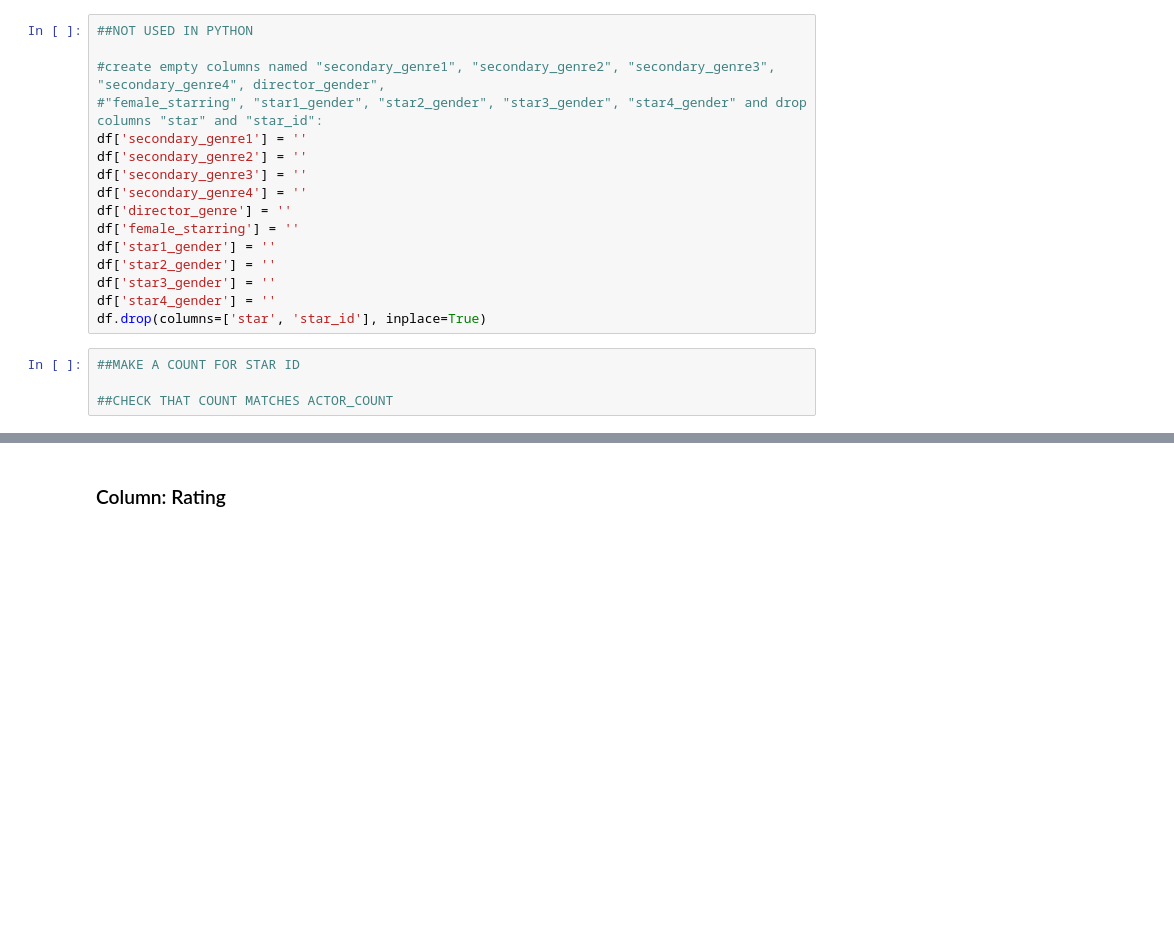
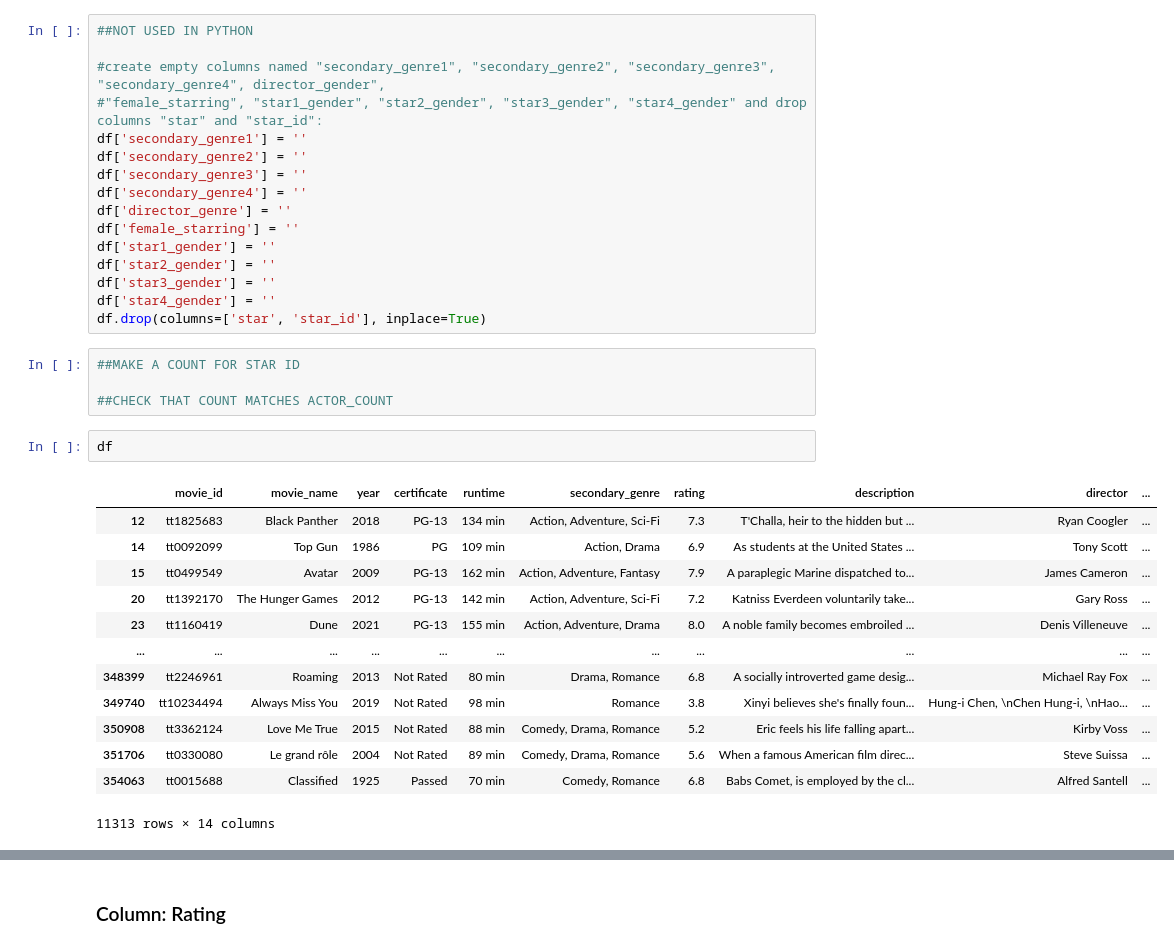
Before and after one commit to math19ab/BDP_BI, a Jupyter notebook: BDP_BI.ipynb, the cells around one changed output, grey strips where cells are left out. Saved outputs shown, nothing was run; the diff lists cells and outputs as text; blank space fills up the shorter version.

```diff
--- a/BDP_BI.ipynb
+++ b/BDP_BI.ipynb
@@ -589,6 +573,22 @@ df.drop(columns=['star', 'star_id'], inplace=True)
 ##MAKE A COUNT FOR STAR ID
 
 ##CHECK THAT COUNT MATCHES ACTOR_COUNT
+# %%
+df
+# %% [output]
+|  | movie_id | movie_name | year | certificate | runtime | secondary_genre | rating | description | director | ... |
+| 12 | tt1825683 | Black Panther | 2018 | PG-13 | 134 min | Action, Adventure, Sci-Fi | 7.3 | T'Challa, heir to the hidden but ... | Ryan Coogler | ... |
+| 14 | tt0092099 | Top Gun | 1986 | PG | 109 min | Action, Drama | 6.9 | As students at the United States ... | Tony Scott | ... |
+| 15 | tt0499549 | Avatar | 2009 | PG-13 | 162 min | Action, Adventure, Fantasy | 7.9 | A paraplegic Marine dispatched to... | James Cameron | ... |
+| 20 | tt1392170 | The Hunger Games | 2012 | PG-13 | 142 min | Action, Adventure, Sci-Fi | 7.2 | Katniss Everdeen voluntarily take... | Gary Ross | ... |
+| 23 | tt1160419 | Dune | 2021 | PG-13 | 155 min | Action, Adventure, Drama | 8.0 | A noble family becomes embroiled ... | Denis Villeneuve | ... |
+| ... | ... | ... | ... | ... | ... | ... | ... | ... | ... | ... |
+| 348399 | tt2246961 | Roaming | 2013 | Not Rated | 80 min | Drama, Romance | 6.8 | A socially introverted game desig... | Michael Ray Fox | ... |
+| 349740 | tt10234494 | Always Miss You | 2019 | Not Rated | 98 min | Romance | 3.8 | Xinyi believes she's finally foun... | Hung-i Chen, \nChen Hung-i, \nHao... | ... |
+| 350908 | tt3362124 | Love Me True | 2015 | Not Rated | 88 min | Comedy, Drama, Romance | 5.2 | Eric feels his life falling apart... | Kirby Voss | ... |
+| 351706 | tt0330080 | Le grand rôle | 2004 | Not Rated | 89 min | Comedy, Drama, Romance | 5.6 | When a famous American film direc... | Steve Suissa | ... |
+| 354063 | tt0015688 | Classified | 1925 | Passed | 70 min | Comedy, Romance | 6.8 | Babs Comet, is employed by the cl... | Alfred Santell | ... |
+11313 rows × 14 columns
 # %%
 ##DELETE BOTH COUNTS COLUMNS
 
```
Also changed, not shown: parts of 13 cells of this notebook.
